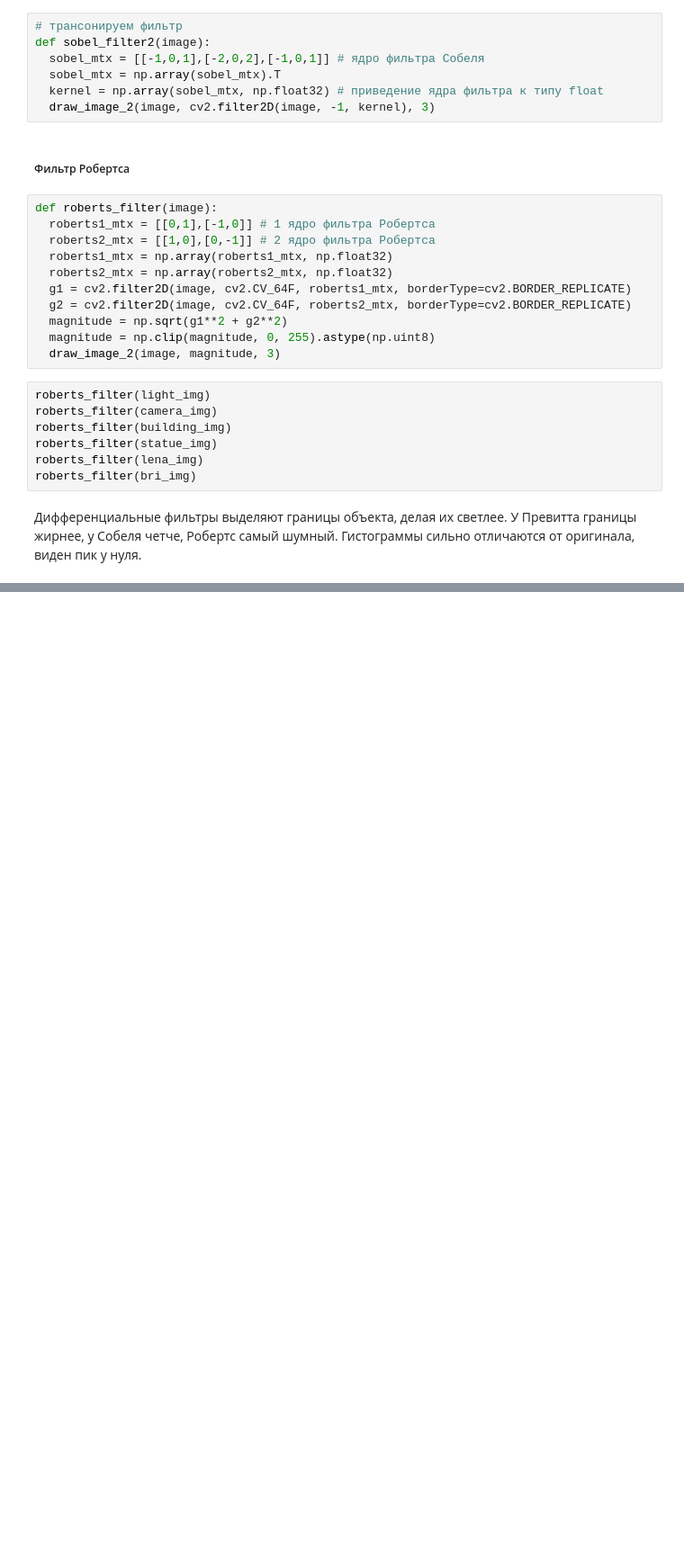
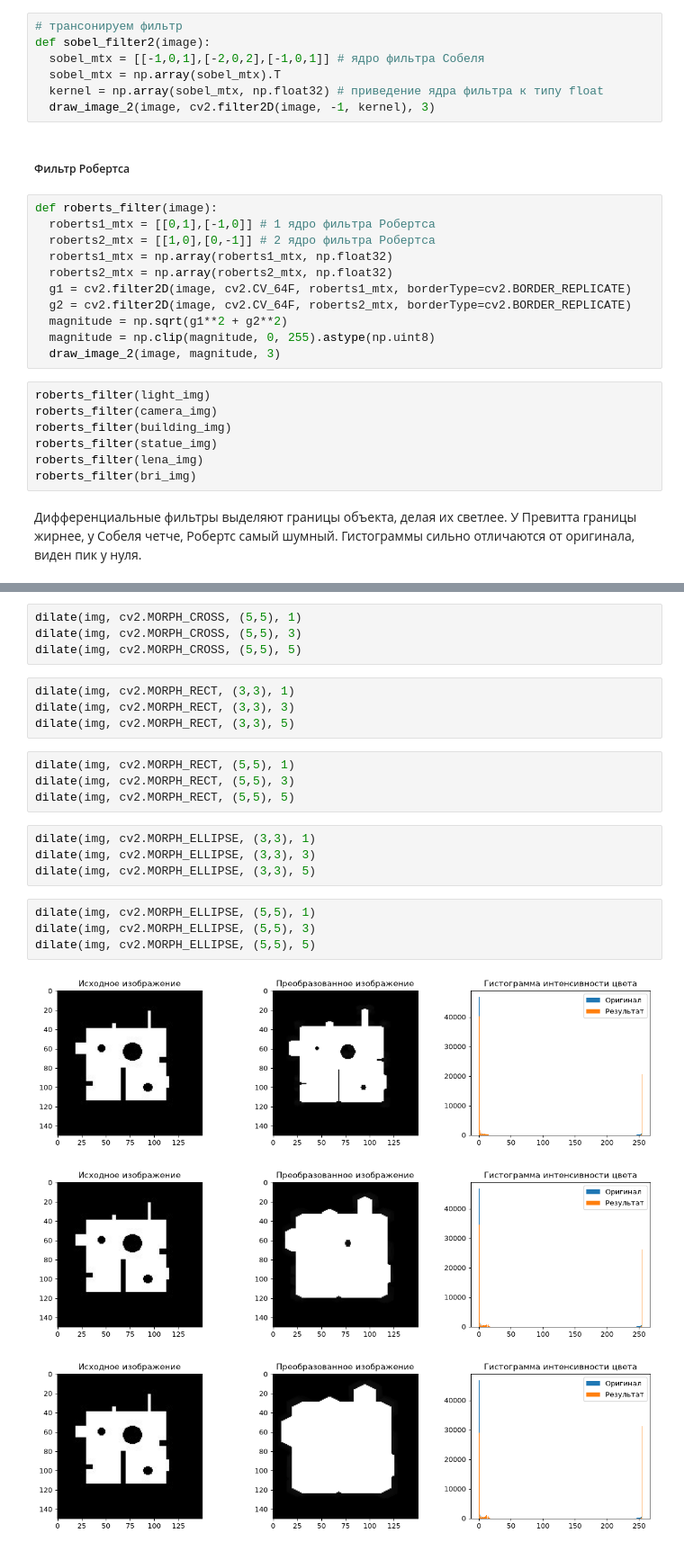
Before and after one commit to RuslanVdovinn/asu, a Jupyter notebook: kmkz/lab1.ipynb, the cells around one changed output, grey strips where cells are left out. Shown at 90% size. Drawn from its saved outputs; the diff is of its cells as text; blank space fills up the shorter version.

```diff
--- a/kmkz/lab1.ipynb
+++ b/kmkz/lab1.ipynb
@@ -358,0 +377,24 @@ roberts_filter(bri_img)
+# %%
+dilate(img, cv2.MORPH_CROSS, (5,5), 1)
+dilate(img, cv2.MORPH_CROSS, (5,5), 3)
+dilate(img, cv2.MORPH_CROSS, (5,5), 5)
+# %%
+dilate(img, cv2.MORPH_RECT, (3,3), 1)
+dilate(img, cv2.MORPH_RECT, (3,3), 3)
+dilate(img, cv2.MORPH_RECT, (3,3), 5)
+# %%
+dilate(img, cv2.MORPH_RECT, (5,5), 1)
+dilate(img, cv2.MORPH_RECT, (5,5), 3)
+dilate(img, cv2.MORPH_RECT, (5,5), 5)
+# %%
+dilate(img, cv2.MORPH_ELLIPSE, (3,3), 1)
+dilate(img, cv2.MORPH_ELLIPSE, (3,3), 3)
+dilate(img, cv2.MORPH_ELLIPSE, (3,3), 5)
+# %%
+dilate(img, cv2.MORPH_ELLIPSE, (5,5), 1)
+dilate(img, cv2.MORPH_ELLIPSE, (5,5), 3)
+dilate(img, cv2.MORPH_ELLIPSE, (5,5), 5)
+# %% [output]
+[figure, added]
+[figure, added]
+[figure, added]
```
Also changed, not shown: parts of 13 cells of this notebook.
